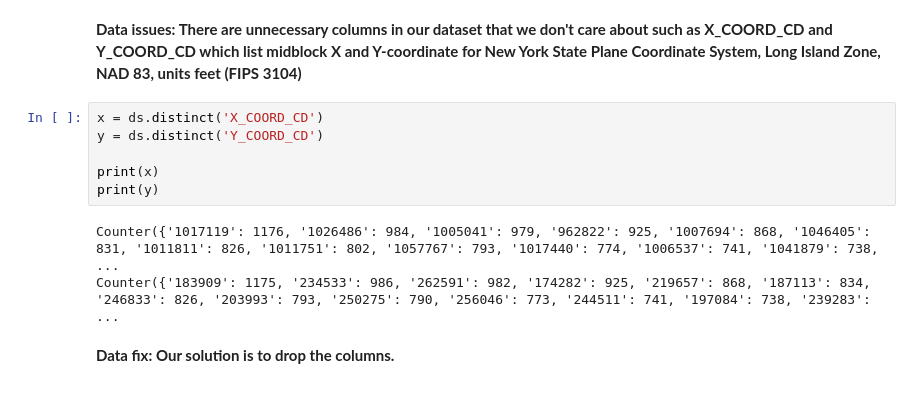
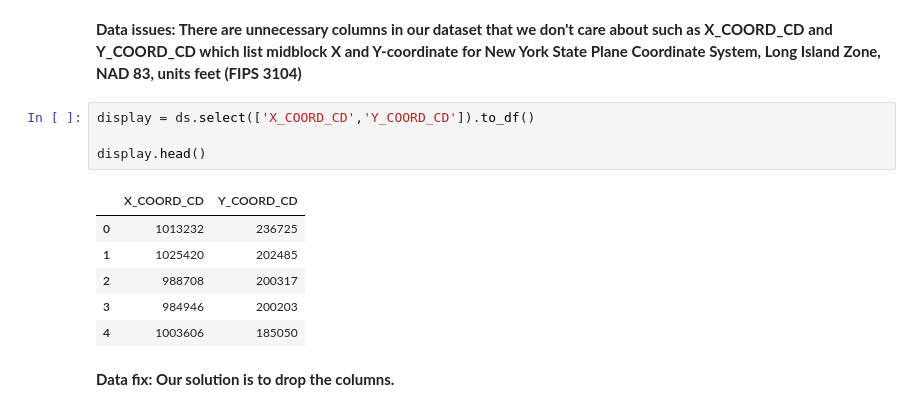
Before and after one commit to aigOffline/NYC-Crime, a Jupyter notebook: nyc_crime_datacleaning.ipynb, the cells around one changed output. Saved outputs shown, nothing was run; the diff lists cells and outputs as text.

```diff
--- a/nyc_crime_datacleaning.ipynb
+++ b/nyc_crime_datacleaning.ipynb
@@ -291,15 +291,17 @@ fix['PERP_SEX'].unique()
 array(['Male', 'Female'], dtype=object)
 # %% [markdown]
 **Data issues: There are unnecessary columns in our dataset that we don't care about such as X_COORD_CD and Y_COORD_CD which list midblock X and Y-coordinate for New York State Plane Coordinate System, Long Island Zone, NAD 83, units feet (FIPS 3104)**
-# %%
-x = ds.distinct('X_COORD_CD')
-y = ds.distinct('Y_COORD_CD')
-
-print(x)
-print(y)
-# %% [output]
-Counter({'1017119': 1176, '1026486': 984, '1005041': 979, '962822': 925, '1007694': 868, '1046405': 831, '1011811': 826, '1011751': 802, '1057767': 793, '1017440': 774, '1006537': 741, '1041879': 738, ...
-Counter({'183909': 1175, '234533': 986, '262591': 982, '174282': 925, '219657': 868, '187113': 834, '246833': 826, '203993': 793, '250275': 790, '256046': 773, '244511': 741, '197084': 738, '239283':  ...
+# %%
+display = ds.select(['X_COORD_CD','Y_COORD_CD']).to_df()
+
+display.head()
+# %% [output]
+|  | X_COORD_CD | Y_COORD_CD |
+| 0 | 1013232 | 236725 |
+| 1 | 1025420 | 202485 |
+| 2 | 988708 | 200317 |
+| 3 | 984946 | 200203 |
+| 4 | 1003606 | 185050 |
 # %% [markdown]
 **Data fix: Our solution is to drop the columns.**
 # %%
```
